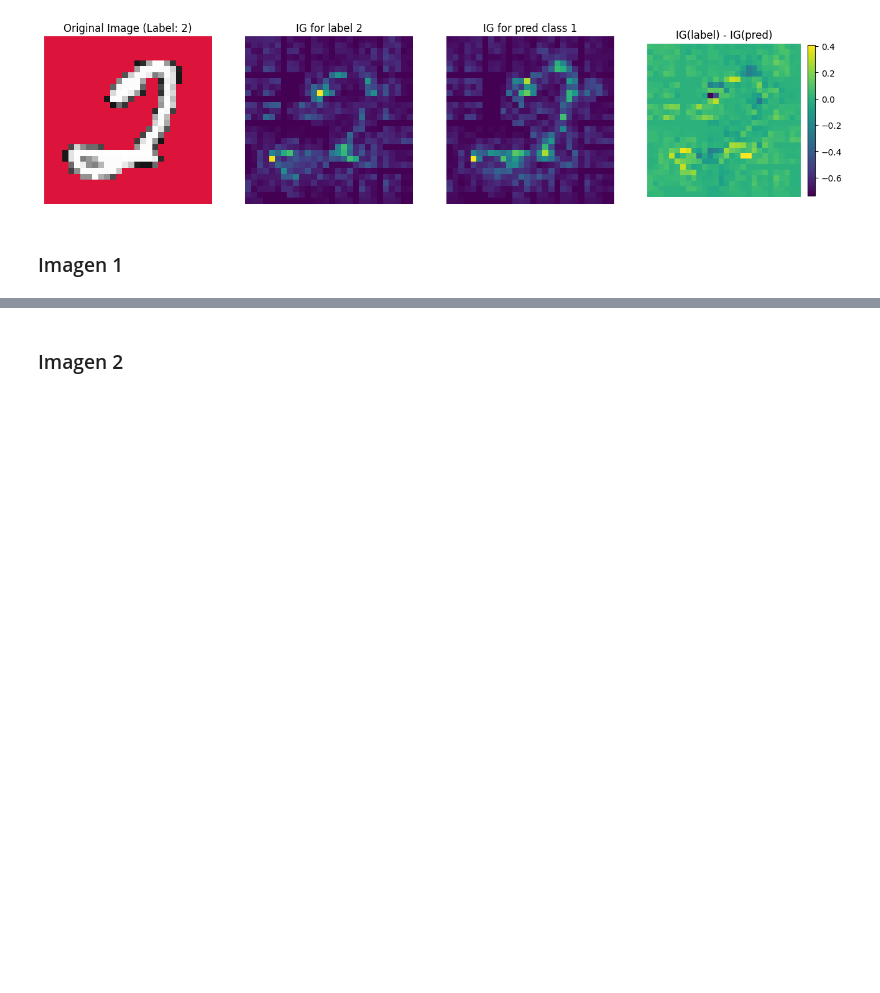
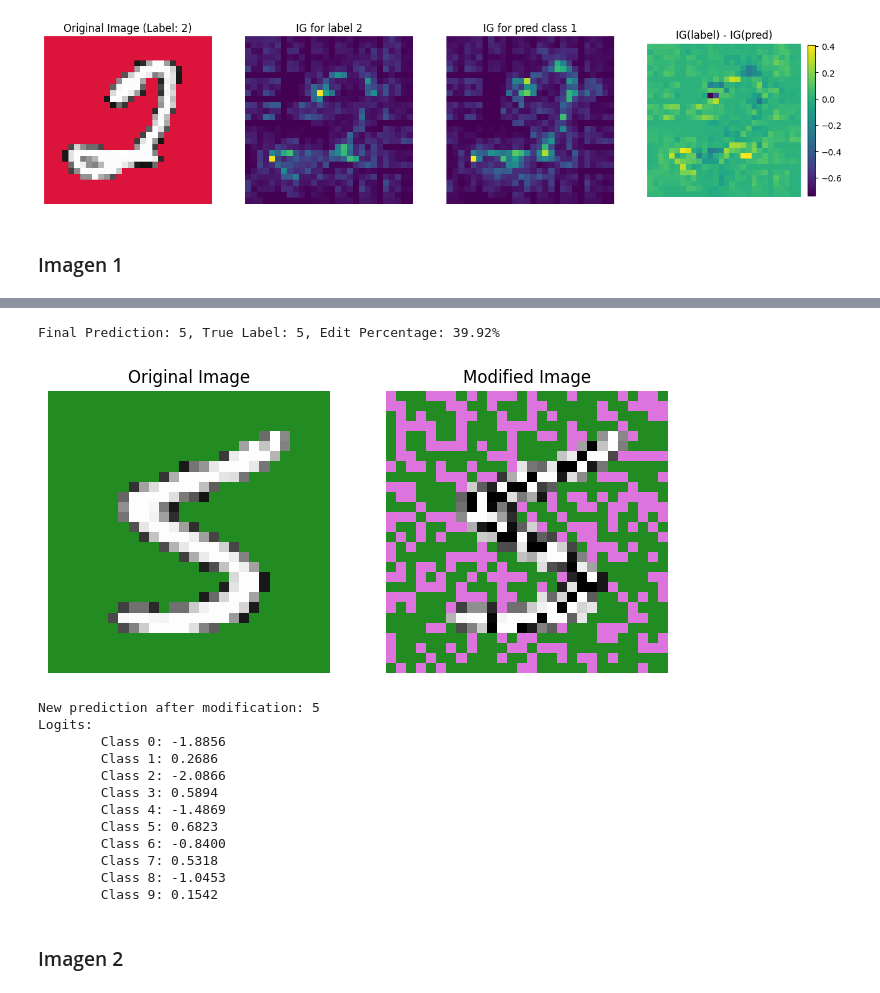
Before and after one commit to ICAI-IMAT-XAI/p2-computer-vision-nachoyadri, a Jupyter notebook: notebook/challenge.ipynb, the cells around one changed output, grey strips where cells are left out. Drawn from its saved outputs; the diff is of its cells as text; code cells hidden in the pictures; blank space fills up the shorter version.

Commit message:
all images done

```diff
--- a/notebook/challenge.ipynb
+++ b/notebook/challenge.ipynb
@@ -202,3 +147,81 @@ Logits:
+# %%
+def calculate_edit_percentage(original_img, edited_img):
+    original_pixels = original_img.load()
+    edited_pixels = edited_img.load()
+    width, height = original_img.size
+    total_pixels = width * height
+    changed_pixels = 0
+
+    for x in range(width):
+        for y in range(height):
+            if original_pixels[x, y] != edited_pixels[x, y]:
+                changed_pixels += 1
+
+    return (changed_pixels / total_pixels) * 100
+# %%
+image_idx = 0
+
+label, img = challenge_images[image_idx]
+modified_img = img.clone()
+with torch.no_grad():
+    output = model(modified_img)
+    pred = output.argmax(dim=1).item()
+
+while label != pred:
+    modified_img = img.clone()
+    # get random indices, and flip pixels based on integrated gradients.
+    # Select at most 40% of the pixels to edit
+    percent_to_change = random.randint(20, 40) / 100.0
+    indices = torch.randperm(28*28)[:int(percent_to_change*28*28)]
+    modified_img[0, :, indices // 28, indices % 28] = 1 - modified_img[0, :, indices // 28, indices % 28]
+
+    with torch.no_grad():
+        output = model(modified_img)
+        pred = output.argmax(dim=1).item()
+
+    edit_percentage = calculate_edit_percentage(to_pil(img.squeeze().cpu()), to_pil(modified_img.squeeze().cpu()))
+
+print(f'Final Prediction: {pred}, True Label: {label}, Edit Percentage: {edit_percentage:.2f}%')
+# %% [output]
+Final Prediction: 5, True Label: 5, Edit Percentage: 39.92%
+# %%
+# Plot modified image and mask
+fig, axes = plt.subplots(1, 2, figsize=(8,4))
+axes[0].imshow(to_pil(img.squeeze().cpu()))
+axes[0].set_title('Original Image')
+axes[0].axis('off')
+axes[1].imshow(to_pil(modified_img.squeeze().cpu()), cmap='bwr', vmin=-1, vmax=1)
+axes[1].set_title('Modified Image')
+axes[1].axis('off')
+plt.show()
+
+# Make prediction on modified image
+with torch.no_grad():
+    output = model(modified_img)
+    pred = output.argmax(dim=1).item()
+print(f'New prediction after modification: {pred}')
+logits_dict = {i: logit for i, logit in enumerate(output.cpu().numpy()[0])}
+print(f"Logits:")
+for i, logit in logits_dict.items():
+    print(f"\tClass {i}: {logit:.4f}")
+
+# Save modified image
+modified_img_pil = to_pil(modified_img.squeeze().cpu())
+modified_img_pil.save(f"{challenge_dir / 'edited' /challenge_paths[image_idx].stem}.png")
+# %% [output]
+[figure, added]
+New prediction after modification: 5
+Logits:
+        Class 0: -1.8856
+        Class 1: 0.2686
+        Class 2: -2.0866
+        Class 3: 0.5894
+        Class 4: -1.4869
+        Class 5: 0.6823
+        Class 6: -0.8400
+        Class 7: 0.5318
+        Class 8: -1.0453
+        Class 9: 0.1542
 # %% [markdown]
 ### Imagen 2
 # %%
```
Also changed, not shown: parts of 6 cells of this notebook.
